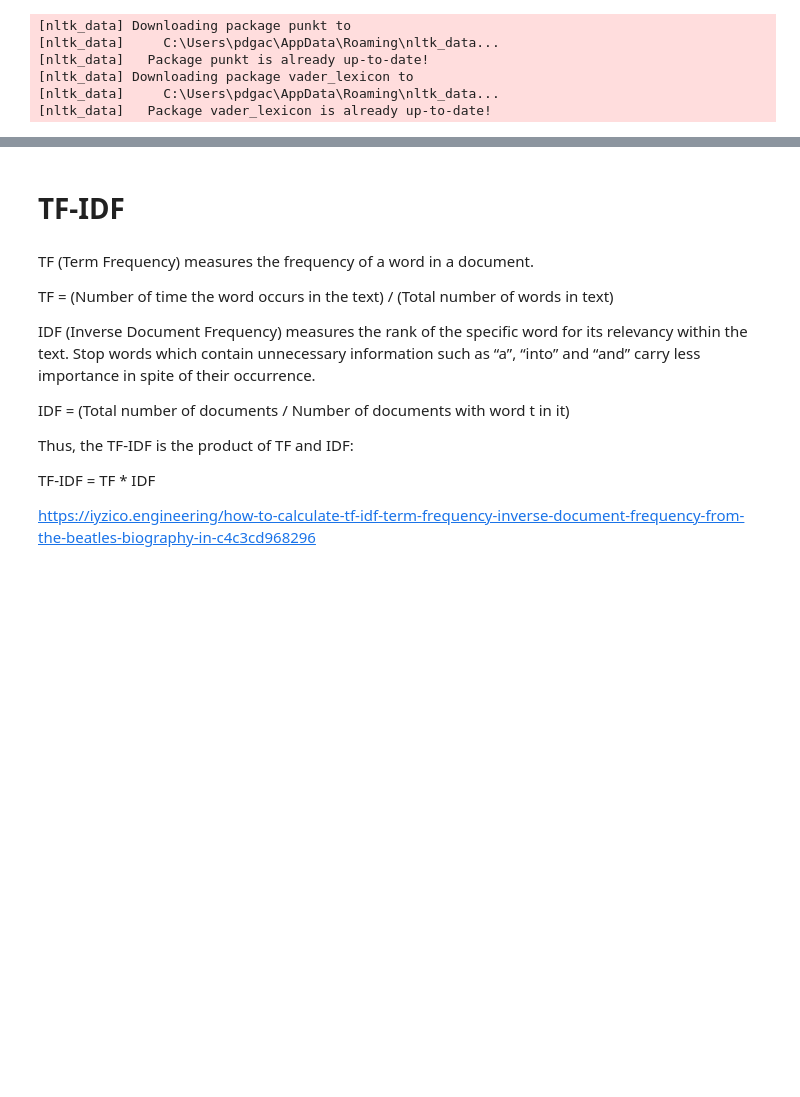
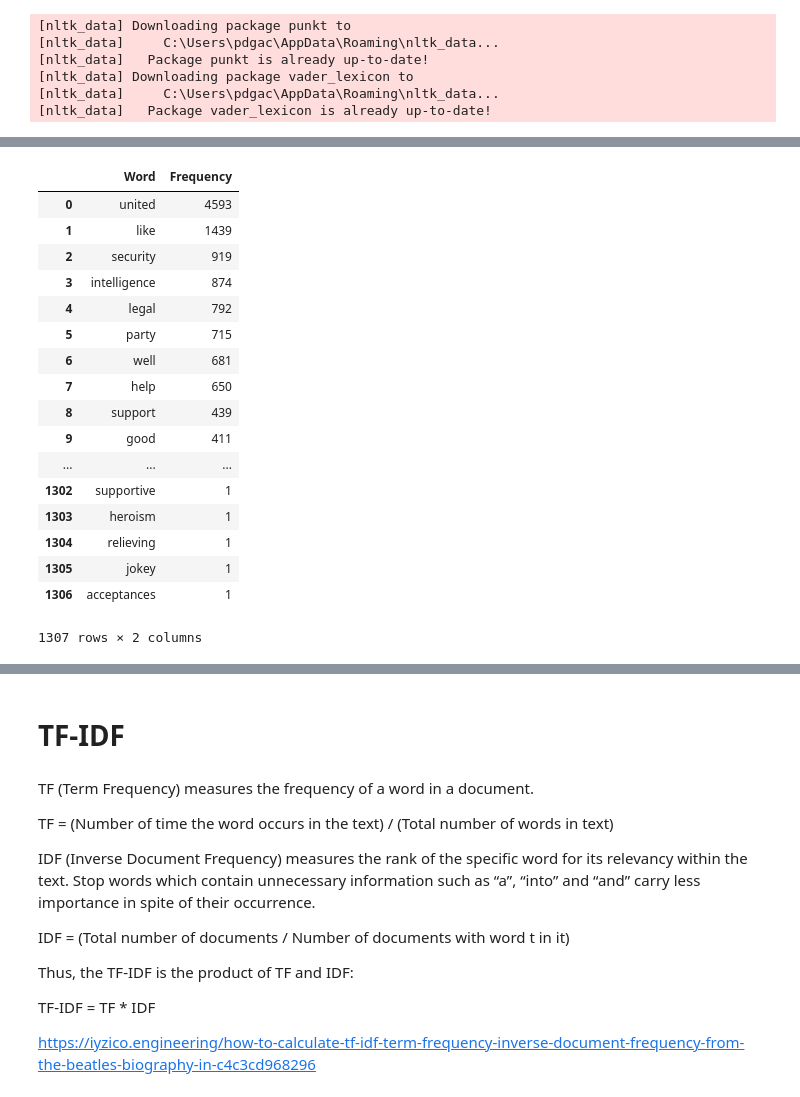
Before and after one commit to gcarvajal1222/Sentiment-Analysis-NYT-Immigration-Articles, a Jupyter notebook: NYT API python Sentiment Analysis.ipynb, the cells around one changed output, grey strips where cells are left out. Cells and saved outputs as stored; diff of their text form; code cells hidden in the pictures; blank space fills up the shorter version.

```diff
--- a/NYT API python Sentiment Analysis.ipynb
+++ b/NYT API python Sentiment Analysis.ipynb
@@ -257,0 +346,36 @@ NameError: name 'lists_sentiment_P_N_N' is not defined
+# %%
+
+List_of_positive_words_in_corpus = []
+for y in lists_sentiment_P_N_N:
+    List_of_positive_words_in_corpus.append(y['Positive'])
+
+flat_list_positive_words = [item for sublist in List_of_positive_words_in_corpus for item in sublist]
+
+
+word_dist = nltk.FreqDist(flat_list_positive_words)
+top_N = len(word_dist)
+
+    #creating a dataframe of these words plus id so later we can merge.
+df_positive_words= pd.DataFrame(word_dist.most_common(top_N),  #C_UW_F = category unique word final
+                    columns=['Word', 'Frequency'])
+# %%
+df_positive_words
+# %% [output]
+|  | Word | Frequency |
+| 0 | united | 4593 |
+| 1 | like | 1439 |
+| 2 | security | 919 |
+| 3 | intelligence | 874 |
+| 4 | legal | 792 |
+| 5 | party | 715 |
+| 6 | well | 681 |
+| 7 | help | 650 |
+| 8 | support | 439 |
+| 9 | good | 411 |
+| ... | ... | ... |
+| 1302 | supportive | 1 |
+| 1303 | heroism | 1 |
+| 1304 | relieving | 1 |
+| 1305 | jokey | 1 |
+| 1306 | acceptances | 1 |
+1307 rows × 2 columns
```
Also changed, not shown: parts of 25 cells of this notebook, 6 other files.
